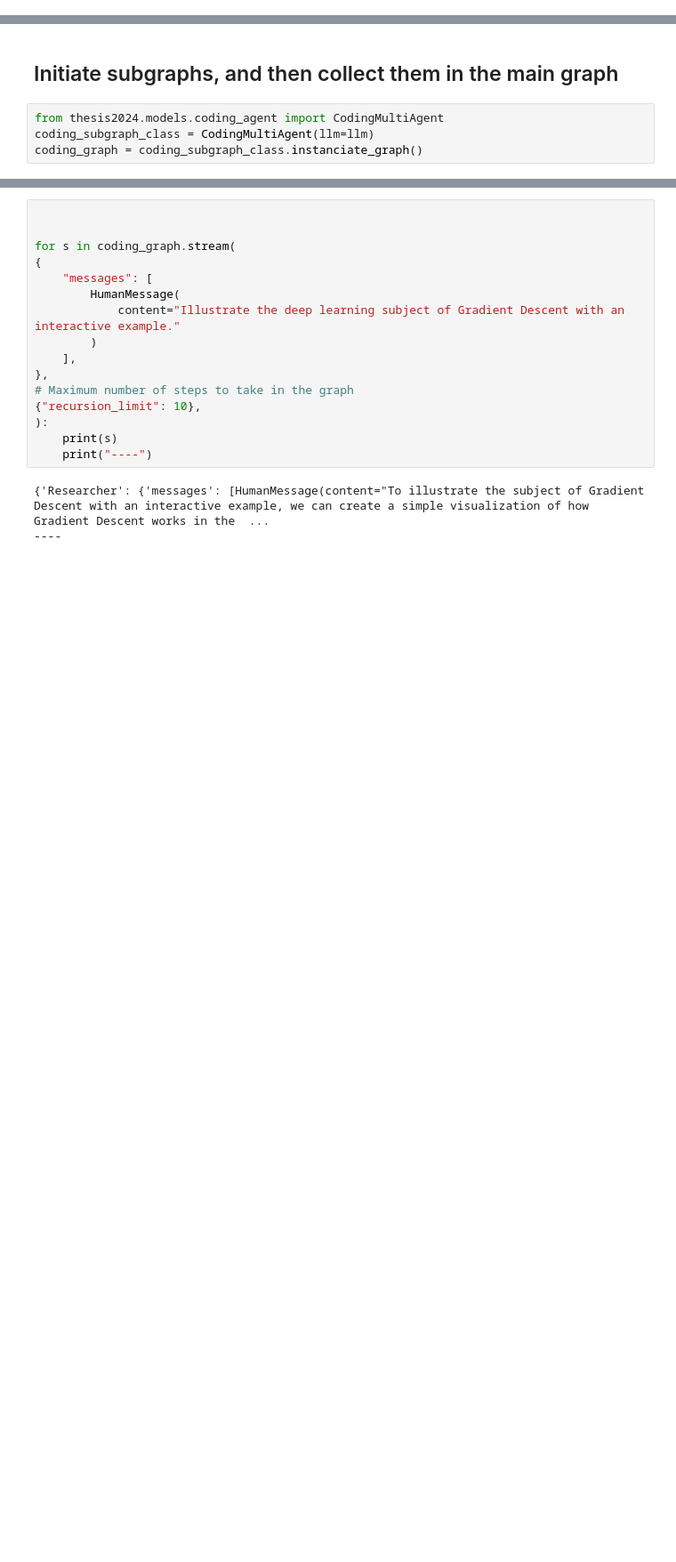
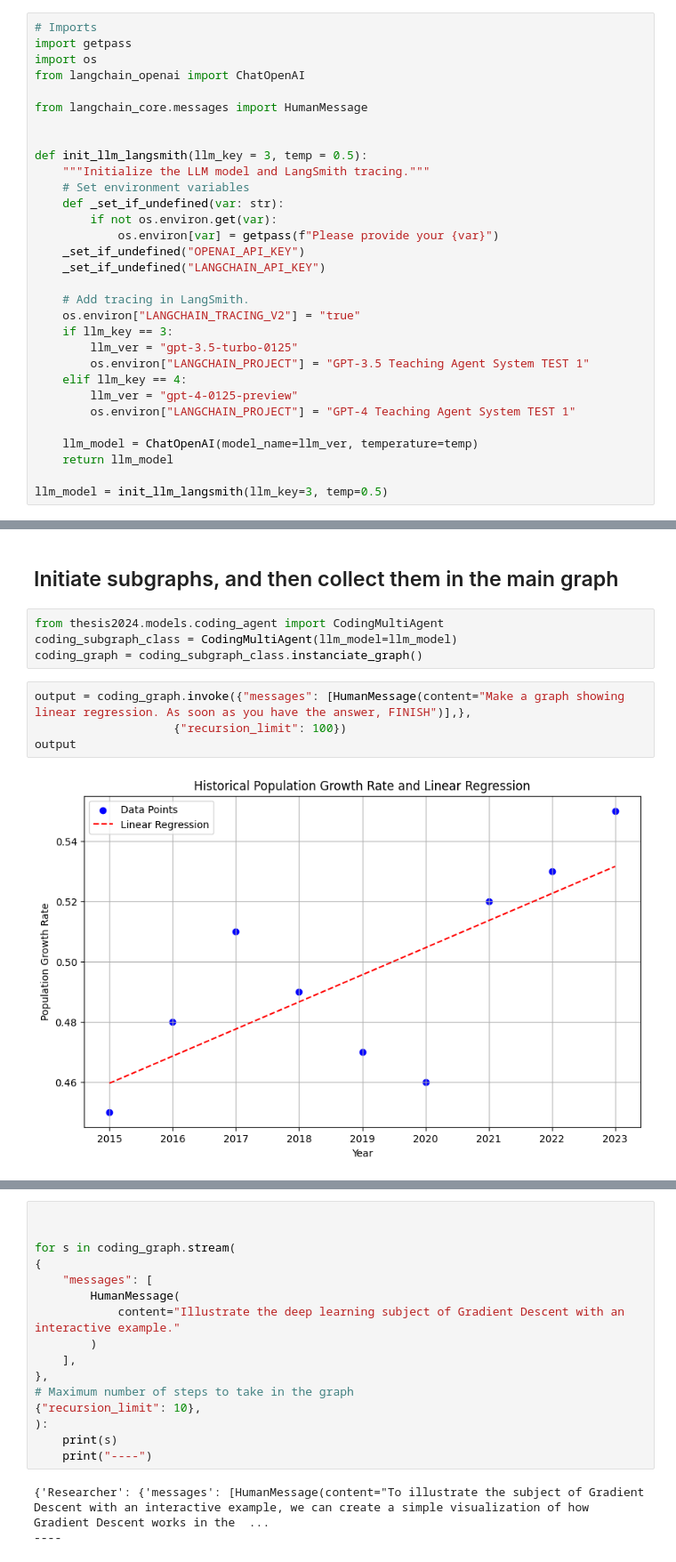
Before and after one commit to augustsemrau/thesis2024, a Jupyter notebook: src/thesis2024/main_notebook.ipynb, the cells around one changed output, grey strips where cells are left out. Shown at 89% size. Cells and saved outputs as stored; diff of their text form; blank space fills up the shorter version.

Commit message:
Updating coding agent, still need to spit out graph only

```diff
--- a/src/thesis2024/main_notebook.ipynb
+++ b/src/thesis2024/main_notebook.ipynb
@@ -32,3 +1,34 @@ os.environ["LANGCHAIN_PROJECT"] = "Multi-agent Teaching Coder 1"
+# %%
+# Imports
+import getpass
+import os
+from langchain_openai import ChatOpenAI
+
+from langchain_core.messages import HumanMessage
+
+
+def init_llm_langsmith(llm_key = 3, temp = 0.5):
+    """Initialize the LLM model and LangSmith tracing."""
+    # Set environment variables
+    def _set_if_undefined(var: str):
+        if not os.environ.get(var):
+            os.environ[var] = getpass(f"Please provide your {var}")
+    _set_if_undefined("OPENAI_API_KEY")
+    _set_if_undefined("LANGCHAIN_API_KEY")
+
+    # Add tracing in LangSmith.
+    os.environ["LANGCHAIN_TRACING_V2"] = "true"
+    if llm_key == 3:
+        llm_ver = "gpt-3.5-turbo-0125"
+        os.environ["LANGCHAIN_PROJECT"] = "GPT-3.5 Teaching Agent System TEST 1"
+    elif llm_key == 4:
+        llm_ver = "gpt-4-0125-preview"
+        os.environ["LANGCHAIN_PROJECT"] = "GPT-4 Teaching Agent System TEST 1"
+
+    llm_model = ChatOpenAI(model_name=llm_ver, temperature=temp)
+    return llm_model
+
+llm_model = init_llm_langsmith(llm_key=3, temp=0.5)
 # %% [markdown]
 # Main Graph notebook
 ### This project consists of several sub-systems, ie. sub-graphs, that are all linked together in this notebook.
@@ -41,5 +36,11 @@ llm = ChatOpenAI(model="gpt-3.5-turbo-0125")
 ## Initiate subgraphs, and then collect them in the main graph
 # %%
 from thesis2024.models.coding_agent import CodingMultiAgent
-coding_subgraph_class = CodingMultiAgent(llm=llm)
+coding_subgraph_class = CodingMultiAgent(llm_model=llm_model)
 coding_graph = coding_subgraph_class.instanciate_graph()
+# %%
+output = coding_graph.invoke({"messages": [HumanMessage(content="Make a graph showing linear regression. As soon as you have the answer, FINISH")],},
+                    {"recursion_limit": 100})
+output
+# %% [output]
+[figure, added]
```
Also changed, not shown: parts of 7 cells of this notebook, 1 other file.
